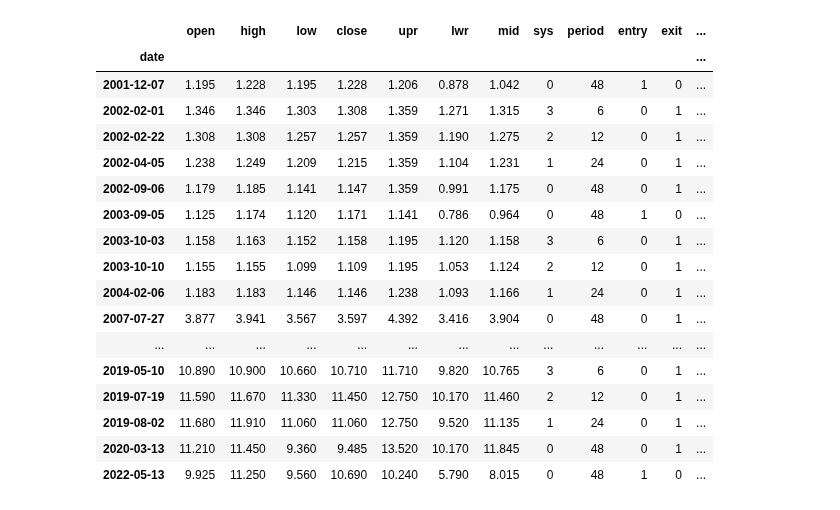
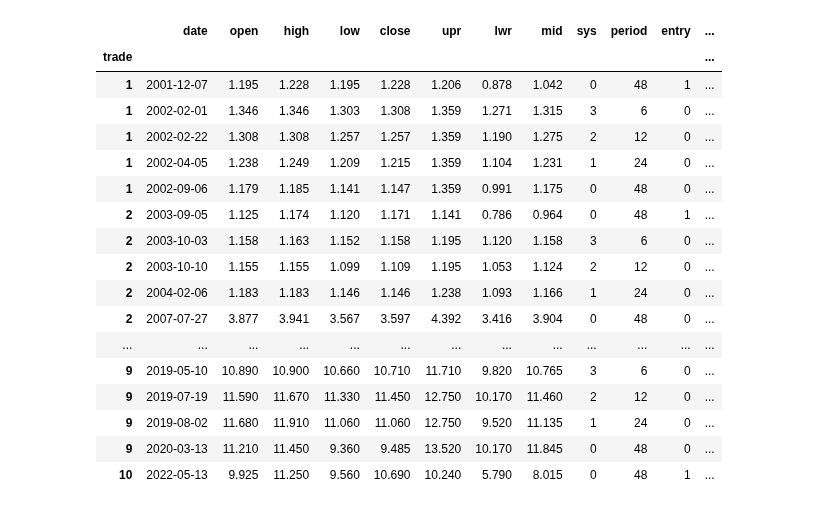
Before and after one commit to SwedishChef01/vigilant-journey, a Jupyter notebook: Donchian9.ipynb, the cells around one changed output. Cells and saved outputs as stored; diff of their text form; code cells hidden in the pictures.

```diff
--- a/Donchian9.ipynb
+++ b/Donchian9.ipynb
@@ -103,7 +110,0 @@ td['risk_adj'] = td.close * td.shares_adj # Adjust risk amount for revised share
-# %%
-# Position size (sell side).
-for index, row in td.iterrows():
-    if row['buy'] == 1:
-        shares_adj = row['shares_adj']
-    elif row['sell'] == 1:
-        td.at[index, 'shares_adj'] = int(shares_adj / 4)
@@ -110,36 +129,70 @@ for index, row in td.iterrows():
+# %%
+# Returns.
+td['value'] = np.where(td.sell == 1, ((td.close * td.shares_adj) - td.charges), 0)
+td['profit'] = np.where(td.sell == 1, td.value - td.cost, 0)
+td['cum_profit'] = td.profit.cumsum()
+td['pct'] = np.where(td.sell == 1, (td.profit / td.cost), 0)
+
+# Trade duration.
+td['days'] = 0
+for index, row in td.iterrows():
+    if row['entry'] == 1:
+        start_date = index
+    else:
+        td.at[index, 'days'] = index - start_date
+td.days = td.days.astype('timedelta64[D]')
+td.days = td.days.dt.days
+
+# Annual percentage return.
+td['annual'] = ((np.power(1 + td.profit / td.cost, (365 / td.days)) - 1))
+# %%
+# Trade list indexed by trade.
+td['trade'] = td.state.cumsum()
+td = td.reset_index()
+td = td.set_index('trade')
 # %%
+# Format output.
 (
     td.style
-        .format_index(lambda s: s.strftime("%Y-%m-%d"))
+        # .format_index(lambda s: s.strftime("%Y-%m-%d"))
         .format({
+            'date': '{:%Y-%m-%d}',
             'open': '{:.3f}',
             'high': '{:.3f}',
             'low': '{:.3f}',
             'close': '{:.3f}',
             'upr': '{:.3f}',
             'lwr': '{:.3f}',
             'mid': '{:.3f}',
             'volatility': '{:.1%}',
             'risk_amt': '{:,.2f}',
             'risk_adj': '{:,.2f}',
+            'charges': '{:,.2f}',
+            'sduty': '{:,.2f}',
+            'cost': '{:,.2f}',
+            'value': '{:,.2f}',
+            'profit': '{:,.2f}',
+            'cum_profit': '{:,.2f}',
+            'pct': '{:,.1%}',
+            'annual': '{:,.1%}',
         })
 )
 # %% [output]
-|  | open | high | low | close | upr | lwr | mid | sys | period | entry | exit | ... |
-| date |  |  |  |  |  |  |  |  |  |  |  | ... |
-| 2001-12-07 | 1.195 | 1.228 | 1.195 | 1.228 | 1.206 | 0.878 | 1.042 | 0 | 48 | 1 | 0 | ... |
-| 2002-02-01 | 1.346 | 1.346 | 1.303 | 1.308 | 1.359 | 1.271 | 1.315 | 3 | 6 | 0 | 1 | ... |
-| 2002-02-22 | 1.308 | 1.308 | 1.257 | 1.257 | 1.359 | 1.190 | 1.275 | 2 | 12 | 0 | 1 | ... |
-| 2002-04-05 | 1.238 | 1.249 | 1.209 | 1.215 | 1.359 | 1.104 | 1.231 | 1 | 24 | 0 | 1 | ... |
-| 2002-09-06 | 1.179 | 1.185 | 1.141 | 1.147 | 1.359 | 0.991 | 1.175 | 0 | 48 | 0 | 1 | ... |
-| 2003-09-05 | 1.125 | 1.174 | 1.120 | 1.171 | 1.141 | 0.786 | 0.964 | 0 | 48 | 1 | 0 | ... |
-| 2003-10-03 | 1.158 | 1.163 | 1.152 | 1.158 | 1.195 | 1.120 | 1.158 | 3 | 6 | 0 | 1 | ... |
-| 2003-10-10 | 1.155 | 1.155 | 1.099 | 1.109 | 1.195 | 1.053 | 1.124 | 2 | 12 | 0 | 1 | ... |
-| 2004-02-06 | 1.183 | 1.183 | 1.146 | 1.146 | 1.238 | 1.093 | 1.166 | 1 | 24 | 0 | 1 | ... |
-| 2007-07-27 | 3.877 | 3.941 | 3.567 | 3.597 | 4.392 | 3.416 | 3.904 | 0 | 48 | 0 | 1 | ... |
+|  | date | open | high | low | close | upr | lwr | mid | sys | period | entry | ... |
+| trade |  |  |  |  |  |  |  |  |  |  |  | ... |
+| 1 | 2001-12-07 | 1.195 | 1.228 | 1.195 | 1.228 | 1.206 | 0.878 | 1.042 | 0 | 48 | 1 | ... |
+| 1 | 2002-02-01 | 1.346 | 1.346 | 1.303 | 1.308 | 1.359 | 1.271 | 1.315 | 3 | 6 | 0 | ... |
+| 1 | 2002-02-22 | 1.308 | 1.308 | 1.257 | 1.257 | 1.359 | 1.190 | 1.275 | 2 | 12 | 0 | ... |
+| 1 | 2002-04-05 | 1.238 | 1.249 | 1.209 | 1.215 | 1.359 | 1.104 | 1.231 | 1 | 24 | 0 | ... |
+| 1 | 2002-09-06 | 1.179 | 1.185 | 1.141 | 1.147 | 1.359 | 0.991 | 1.175 | 0 | 48 | 0 | ... |
+| 2 | 2003-09-05 | 1.125 | 1.174 | 1.120 | 1.171 | 1.141 | 0.786 | 0.964 | 0 | 48 | 1 | ... |
+| 2 | 2003-10-03 | 1.158 | 1.163 | 1.152 | 1.158 | 1.195 | 1.120 | 1.158 | 3 | 6 | 0 | ... |
+| 2 | 2003-10-10 | 1.155 | 1.155 | 1.099 | 1.109 | 1.195 | 1.053 | 1.124 | 2 | 12 | 0 | ... |
+| 2 | 2004-02-06 | 1.183 | 1.183 | 1.146 | 1.146 | 1.238 | 1.093 | 1.166 | 1 | 24 | 0 | ... |
+| 2 | 2007-07-27 | 3.877 | 3.941 | 3.567 | 3.597 | 4.392 | 3.416 | 3.904 | 0 | 48 | 0 | ... |
 | ... | ... | ... | ... | ... | ... | ... | ... | ... | ... | ... | ... | ... |
-| 2019-05-10 | 10.890 | 10.900 | 10.660 | 10.710 | 11.710 | 9.820 | 10.765 | 3 | 6 | 0 | 1 | ... |
-| 2019-07-19 | 11.590 | 11.670 | 11.330 | 11.450 | 12.750 | 10.170 | 11.460 | 2 | 12 | 0 | 1 | ... |
-| 2019-08-02 | 11.680 | 11.910 | 11.060 | 11.060 | 12.750 | 9.520 | 11.135 | 1 | 24 | 0 | 1 | ... |
-| 2020-03-13 | 11.210 | 11.450 | 9.360 | 9.485 | 13.520 | 10.170 | 11.845 | 0 | 48 | 0 | 1 | ... |
-| 2022-05-13 | 9.925 | 11.250 | 9.560 | 10.690 | 10.240 | 5.790 | 8.015 | 0 | 48 | 1 | 0 | ... |
+| 9 | 2019-05-10 | 10.890 | 10.900 | 10.660 | 10.710 | 11.710 | 9.820 | 10.765 | 3 | 6 | 0 | ... |
+| 9 | 2019-07-19 | 11.590 | 11.670 | 11.330 | 11.450 | 12.750 | 10.170 | 11.460 | 2 | 12 | 0 | ... |
+| 9 | 2019-08-02 | 11.680 | 11.910 | 11.060 | 11.060 | 12.750 | 9.520 | 11.135 | 1 | 24 | 0 | ... |
+| 9 | 2020-03-13 | 11.210 | 11.450 | 9.360 | 9.485 | 13.520 | 10.170 | 11.845 | 0 | 48 | 0 | ... |
+| 10 | 2022-05-13 | 9.925 | 11.250 | 9.560 | 10.690 | 10.240 | 5.790 | 8.015 | 0 | 48 | 1 | ... |
```
Also changed, not shown: parts of 4 cells of this notebook.
